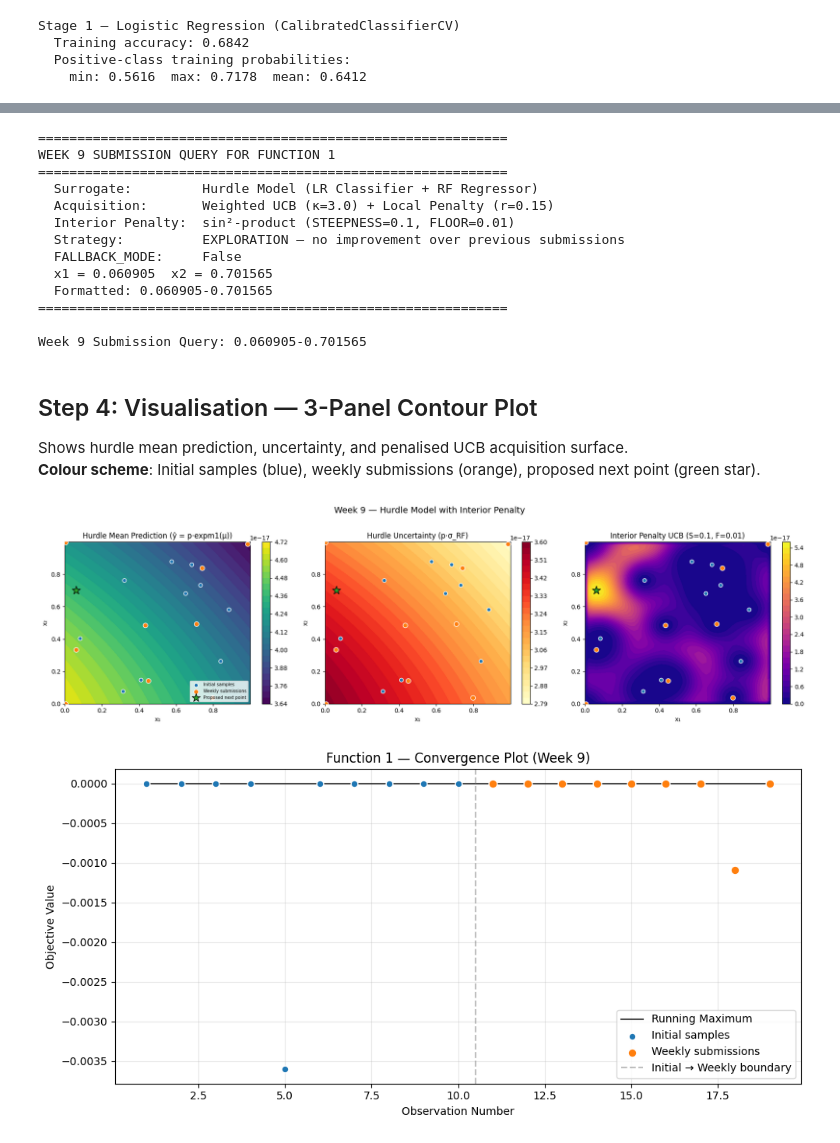
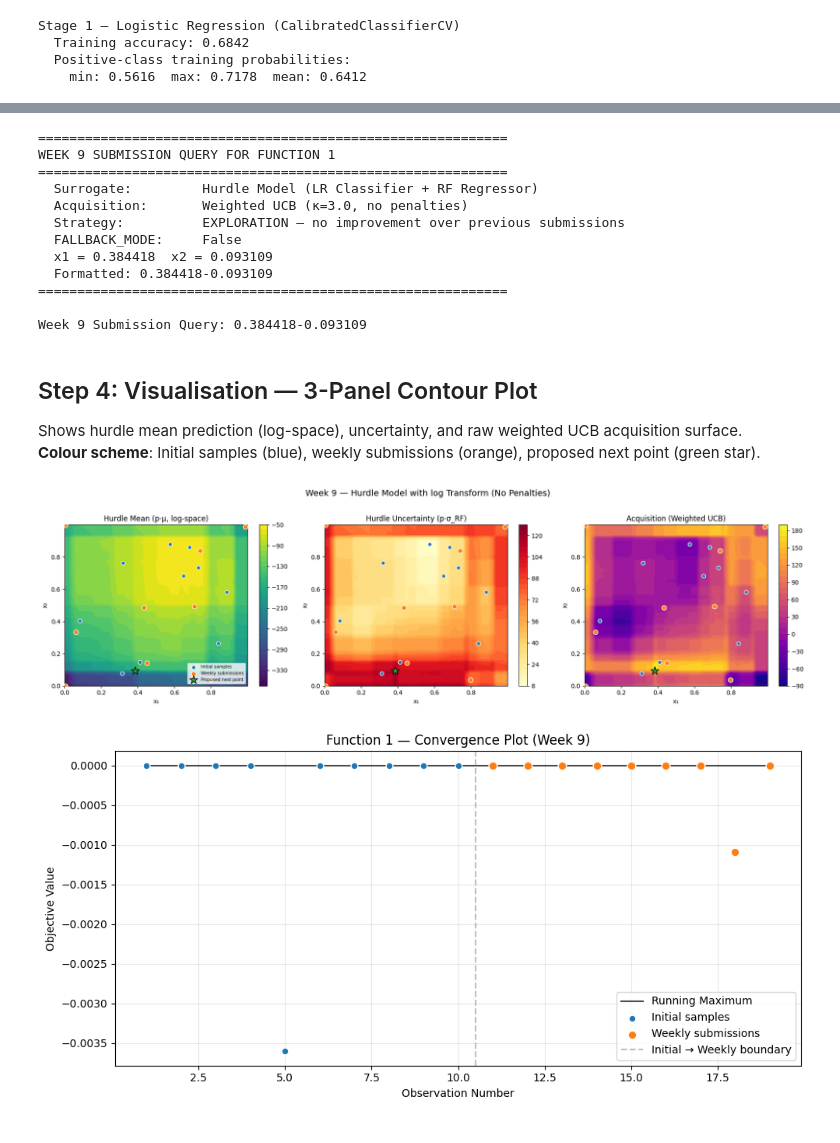
Before and after one commit to brucediesel/capstone-sdd, a Jupyter notebook: functions/f1/f1 - week 9.ipynb, the cells around one changed output, grey strips where cells are left out. Cells and saved outputs as stored; diff of their text form; code cells hidden in the pictures.

Commit message:
Changed F1 ti use log(y) output and remove penalties

```diff
--- a/functions/f1/f1 - week 9.ipynb
+++ b/functions/f1/f1 - week 9.ipynb
@@ -154,7 +143,7 @@ y_binary  = y > 0                  # (18,) bool — binary label for Stage 1
 n_positive = int(y_binary.sum())
 X_pos      = X[y_binary]           # (n_positive, 2) — positive subset for Stage 2
 y_pos      = y[y_binary]           # (n_positive,)
-y_pos_log  = np.log1p(y_pos)       # log1p-transformed targets for Stage 2
+y_pos_log  = np.log(y_pos)         # log-transformed targets for Stage 2
 
 FALLBACK_MODE = n_positive < MIN_POSITIVE
 
@@ -369,8 +334,7 @@ print("=" * 60)
 print("WEEK 9 SUBMISSION QUERY FOR FUNCTION 1")
 print("=" * 60)
 print(f"  Surrogate:         Hurdle Model (LR Classifier + RF Regressor)")
-print(f"  Acquisition:       Weighted UCB (κ={KAPPA}) + Local Penalty (r={PENALTY_RADIUS})")
-print(f"  Interior Penalty:  sin²-product (STEEPNESS={STEEPNESS}, FLOOR={FLOOR})")
+print(f"  Acquisition:       Weighted UCB (κ={KAPPA}, no penalties)")
 print(f"  Strategy:          EXPLORATION — no improvement over previous submissions")
 print(f"  FALLBACK_MODE:     {FALLBACK_MODE}")
 print(f"  x1 = {x1_str}  x2 = {x2_str}")
@@ -382,19 +346,18 @@ print(f"\nWeek 9 Submission Query: {formatted_query}")
 WEEK 9 SUBMISSION QUERY FOR FUNCTION 1
 ============================================================
   Surrogate:         Hurdle Model (LR Classifier + RF Regressor)
-  Acquisition:       Weighted UCB (κ=3.0) + Local Penalty (r=0.15)
-  Interior Penalty:  sin²-product (STEEPNESS=0.1, FLOOR=0.01)
+  Acquisition:       Weighted UCB (κ=3.0, no penalties)
   Strategy:          EXPLORATION — no improvement over previous submissions
   FALLBACK_MODE:     False
-  x1 = 0.060905  x2 = 0.701565
-  Formatted: 0.060905-0.701565
+  x1 = 0.384418  x2 = 0.093109
+  Formatted: 0.384418-0.093109
 ============================================================
 
-Week 9 Submission Query: 0.060905-0.701565
+Week 9 Submission Query: 0.384418-0.093109
 # %% [markdown]
 ## Step 4: Visualisation — 3-Panel Contour Plot
 
-Shows hurdle mean prediction, uncertainty, and penalised UCB acquisition surface.
+Shows hurdle mean prediction (log-space), uncertainty, and raw weighted UCB acquisition surface.
 **Colour scheme**: Initial samples (blue), weekly submissions (orange), proposed next point (green star).
 # %%
 # --- 3-Panel Contour Plot with Three-Colour Scheme ---
@@ -409,62 +372,52 @@ if not FALLBACK_MODE:
     tree_preds_grid = np.array([tree.predict(X_grid) for tree in stage2_rf.estimators_])
     mu_log_grid     = tree_preds_grid.mean(axis=0)
     sigma_rf_grid   = tree_preds_grid.std(axis=0)
-    mu_grid         = np.expm1(mu_log_grid)
-    acq_raw_grid    = p_grid * mu_grid + KAPPA * p_grid * sigma_rf_grid
-    grid_hurdle      = (p_grid * mu_grid).reshape(GRID_RES, GRID_RES)
+    # Log-space surfaces for visualisation
+    grid_hurdle      = (p_grid * mu_log_grid).reshape(GRID_RES, GRID_RES)
     grid_uncertainty = (p_grid * sigma_rf_grid).reshape(GRID_RES, GRID_RES)
+    # Raw weighted UCB (no penalties)
+    grid_ucb = (p_grid * mu_log_grid + KAPPA * p_grid * sigma_rf_grid).reshape(GRID_RES, GRID_RES)
 else:
-    acq_raw_grid     = p_grid.copy()
     grid_hurdle      = p_grid.reshape(GRID_RES, GRID_RES)
     grid_uncertainty = p_grid.reshape(GRID_RES, GRID_RES)
-
-penalty_grid = np.ones(len(X_grid))
-for xi in X:
-    dist_sq_grid = np.sum((X_grid - xi) ** 2, axis=1)
-    penalty_grid *= (1.0 - np.exp(-dist_sq_grid / (2 * PENALTY_RADIUS ** 2)))
-
-interior_weight_grid = FLOOR + (1.0 - FLOOR) * np.prod(
-    np.sin(np.pi * X_grid) ** (2 * STEEPNESS), axis=1
-)
-
-grid_ucb = (acq_raw_grid * penalty_grid * interior_weight_grid).reshape(GRID_RES, GRID_RES)
+    grid_ucb         = p_grid.reshape(GRID_RES, GRID_RES)
 
 fig, axes = plt.subplots(1, 3, figsize=(18, 5))
 
 for ax_idx, (data, title, cmap) in enumerate([
-    (grid_hurdle, 'Hurdle Mean Prediction (ŷ = p·expm1(μ))', 'viridis'),
+    (grid_hurdle, 'Hurdle Mean (p·μ, log-space)', 'viridis'),
     (grid_uncertainty, 'Hurdle Uncertainty (p·σ_RF)', 'YlOrRd'),
-    (grid_ucb, f'Interior Penalty UCB (S={STEEPNESS}, F={FLOOR})', 'plasma'),
+    (grid_ucb, 'Acquisition (Weighted UCB)', 'plasma'),
 ]):
     ax = axes[ax_idx]
     c = ax.contourf(X1_vis, X2_vis, data, levels=30, cmap=cmap)
 
     # Initial samples (blue)
     ax.scatter(X_initial[:, 0], X_initial[:, 1], c='tab:blue', s=40,
                edgecolors='white', zorder=5,
                label='Initial samples' if ax_idx == 0 else None)
 
     # Weekly submissions (orange)
     ax.scatter(X_submissions[:, 0], X_submissions[:, 1], c='tab:orange', s=60,
                edgecolors='white', zorder=5,
                label='Weekly submissions' if ax_idx == 0 else None)
 
     # Proposed next point (green star)
     ax.scatter(next_x[0], next_x[1], c='tab:green', marker='*', s=200,
                edgecolors='black', zorder=6,
                label='Proposed next point' if ax_idx == 0 else None)
 
     ax.set_xlabel('x₁'); ax.set_ylabel('x₂')
     ax.set_title(title)
     if ax_idx == 0:
         ax.legend(loc='lower right', fontsize=7)
     plt.colorbar(c, ax=ax)
 
-plt.suptitle('Week 9 — Hurdle Model with Interior Penalty', fontsize=14, y=1.02)
+plt.suptitle('Week 9 — Hurdle Model with log Transform (No Penalties)', fontsize=14, y=1.02)
 plt.tight_layout()
 plt.show()
 # %% [output]
-[figure, old version]
+[figure, new version]
 # %%
 # --- Convergence Plot with Two-Colour Scheme ---
 running_max = np.maximum.accumulate(y)
```
Also changed, not shown: parts of 10 cells of this notebook, 9 other files.
